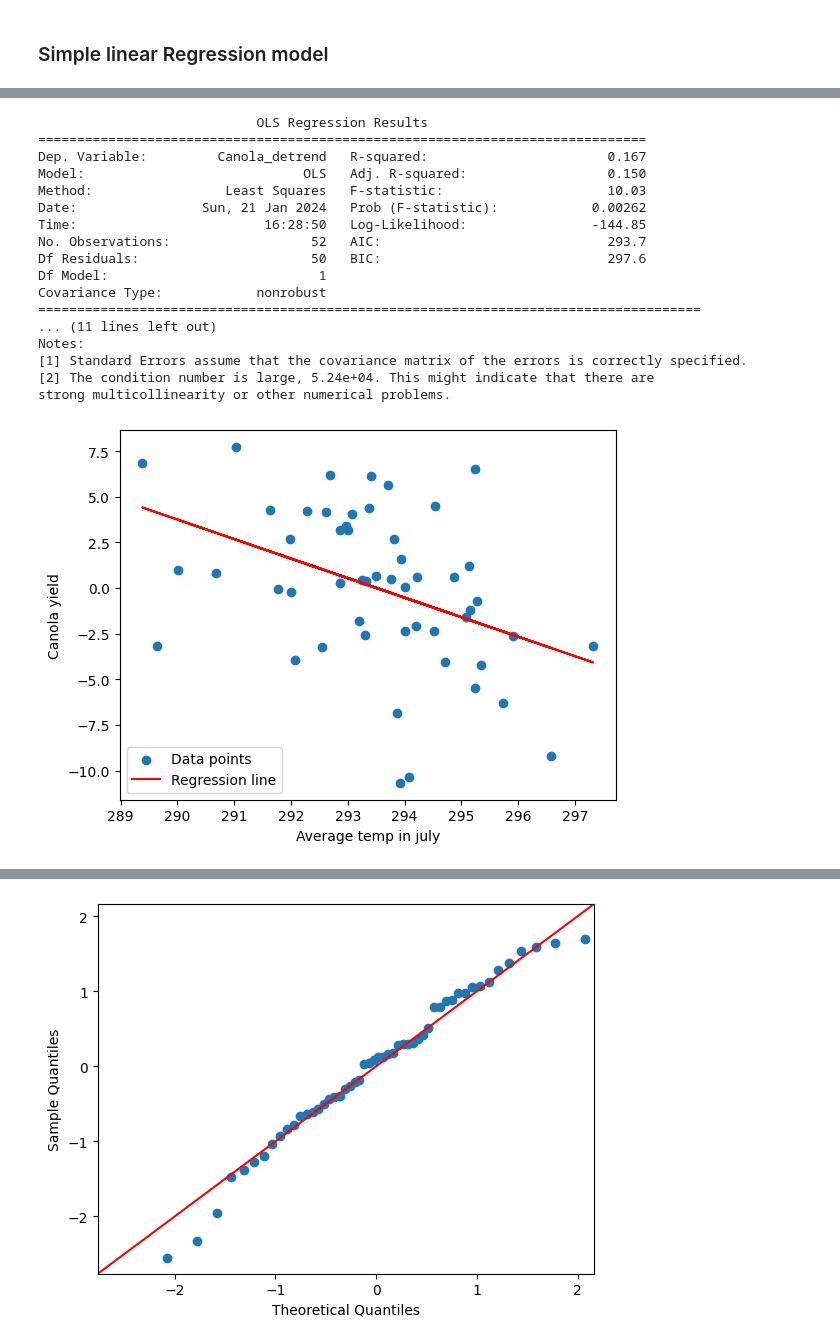
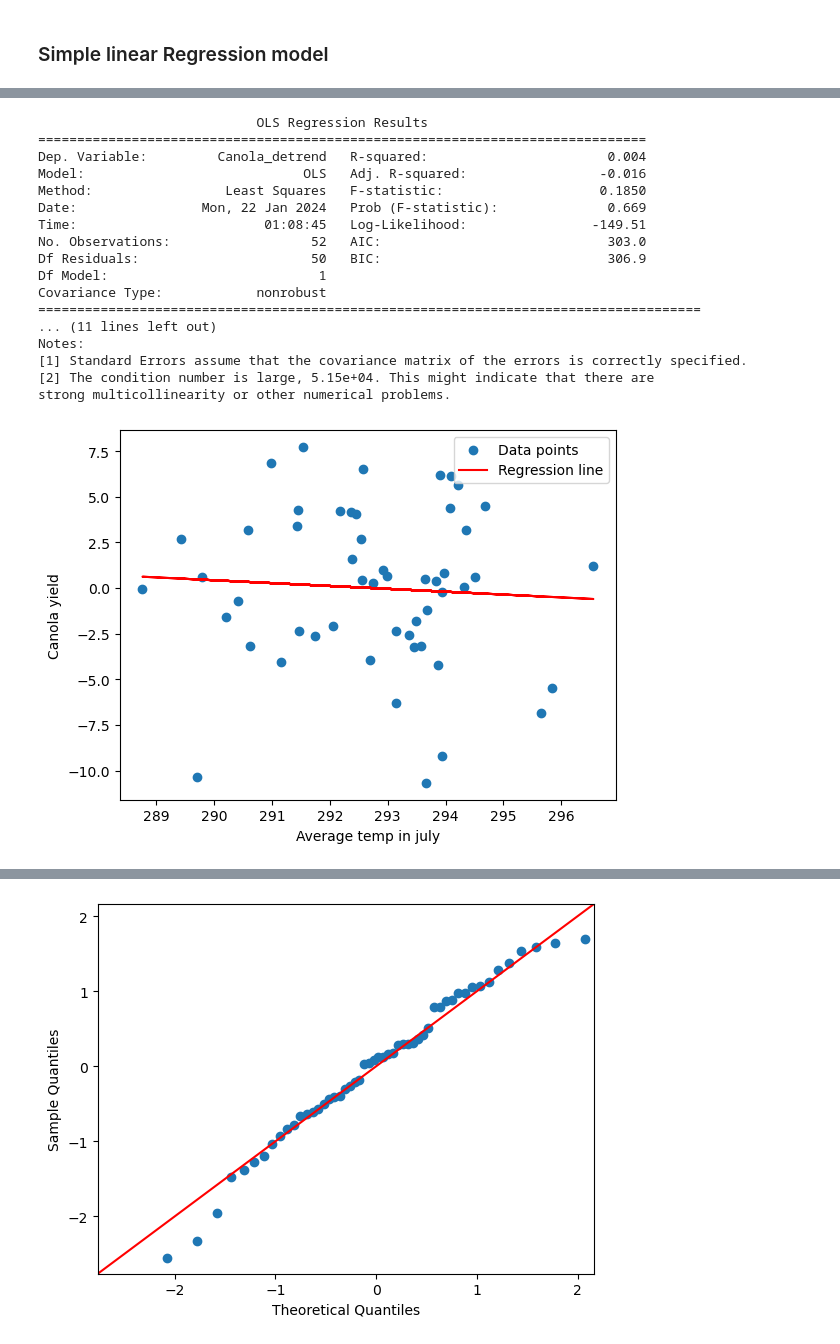
Before and after one commit to Laura-Pldk/Canola_Yield_Prediction, a Jupyter notebook: notebooks/Canola_presentation.ipynb, the cells around one changed output, grey strips where cells are left out. Drawn from its saved outputs; the diff is of its cells as text; code cells hidden in the pictures.

```diff
--- a/notebooks/Canola_presentation.ipynb
+++ b/notebooks/Canola_presentation.ipynb
@@ -1063,48 +1021,48 @@ Notes:
 # average temp in july
 
 y = canola_lr.iloc[:, 0]
-X_1 = canola_lr[["average_temp_in_7"]]
+X_1 = canola_lr[["average_temp_in_8"]]
 
 X_1 = sm.add_constant(X_1)
 
 model = sm.OLS(y, X_1)
 results_one = model.fit()
 
 print(results_one.summary())
 
-plt.scatter(canola_lr[["average_temp_in_7"]], canola_lr[["Canola_detrend"]], label='Data points')
+plt.scatter(canola_lr[["average_temp_in_8"]], canola_lr[["Canola_detrend"]], label='Data points')
 
 # Plot the regression line
-plt.plot(canola_lr[["average_temp_in_7"]], results_one.predict(), color='red', label='Regression line')
+plt.plot(canola_lr[["average_temp_in_8"]], results_one.predict(), color='red', label='Regression line')
 
 # Add labels and a legend
 plt.xlabel('Average temp in july')
 plt.ylabel('Canola yield')
 plt.legend()
 
 # Show the plot
 plt.show()
 
 # Ordinal scale?
 # %% [output]
                             OLS Regression Results
 ==============================================================================
-Dep. Variable:         Canola_detrend   R-squared:                       0.167
-Model:                            OLS   Adj. R-squared:                  0.150
-Method:                 Least Squares   F-statistic:                     10.03
-Date:                Sun, 21 Jan 2024   Prob (F-statistic):            0.00262
-Time:                        16:28:50   Log-Likelihood:                -144.85
-No. Observations:                  52   AIC:                             293.7
-Df Residuals:                      50   BIC:                             297.6
+Dep. Variable:         Canola_detrend   R-squared:                       0.004
+Model:                            OLS   Adj. R-squared:                 -0.016
+Method:                 Least Squares   F-statistic:                    0.1850
+Date:                Mon, 22 Jan 2024   Prob (F-statistic):              0.669
+Time:                        01:08:45   Log-Likelihood:                -149.51
+No. Observations:                  52   AIC:                             303.0
+Df Residuals:                      50   BIC:                             306.9
 Df Model:                           1
 Covariance Type:            nonrobust
 =====================================================================================
 ... (11 lines left out)
 Notes:
 [1] Standard Errors assume that the covariance matrix of the errors is correctly specified.
-[2] The condition number is large, 5.24e+04. This might indicate that there are
+[2] The condition number is large, 5.15e+04. This might indicate that there are
 strong multicollinearity or other numerical problems.
-[figure, old version]
+[figure, new version]
 # %%
 # average temp in year
 
```
Also changed, not shown: parts of 30 cells of this notebook.
